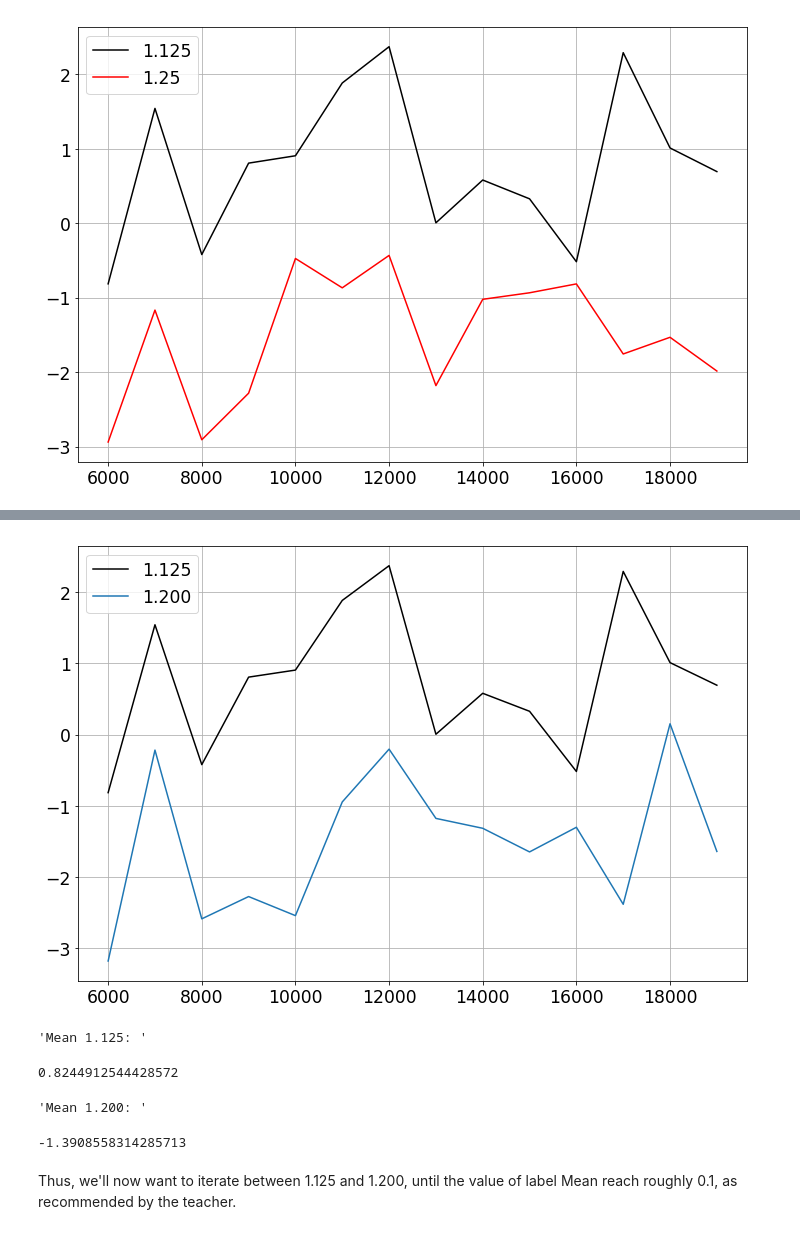
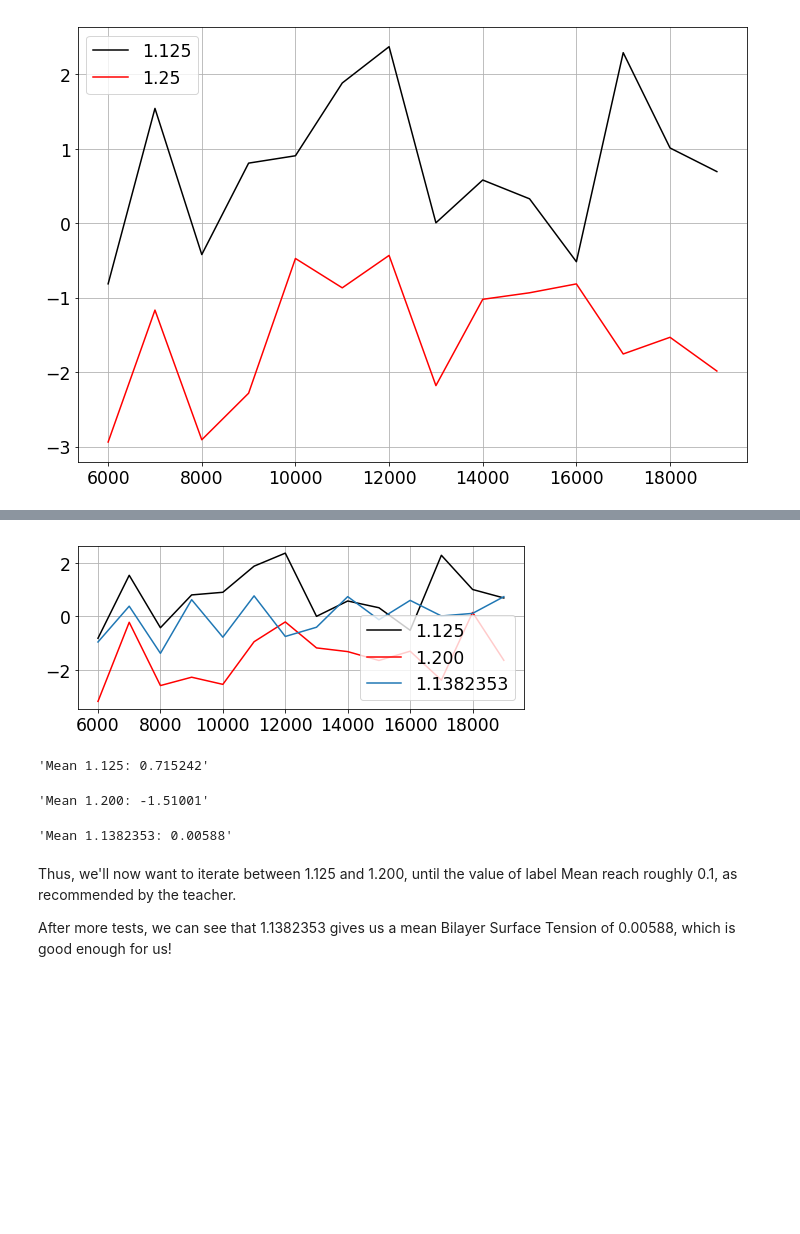
Before and after one commit to WizardingDragon/CCB-Project, a Jupyter notebook: Results/lipid6FracTest/Analysis.ipynb, the cells around one changed output, grey strips where cells are left out. Cells and saved outputs as stored; diff of their text form; code cells hidden in the pictures; blank space fills up the shorter version.

```diff
--- a/Results/lipid6FracTest/Analysis.ipynb
+++ b/Results/lipid6FracTest/Analysis.ipynb
@@ -64,8 +65,7 @@ plt.show()
 # %% [output]
 [figure]
 # %%
-Test = pd.DataFrame.from_dict(labelValue, orient='columns')
-Test.drop([0,1,2,3,4,5], inplace=True)
-labelMean = Test.mean().sort_values()
-labelMean
+labelMean = pd.DataFrame.from_dict(labelValue, orient='columns')
+labelMean = labelMean.drop([0,1,2,3,4]).mean()
+display(labelMean[(labelMean>-0.5)][labelMean<0.5].sort_values())
 # %% [output]
@@ -88,17 +77,20 @@ labelMean
 dtype: float64
 # %%
-plt.figure(figsize=(12,8))
-plt.plot(x_axis[5:-1],labelValue['1.125'][5:-1], 'k', x_axis[5:-1], labelValue['1.200'][5:-1])
+plt.figure(figsize=(8,3))
+plt.plot(x_axis[5:-1],labelValue['1.125'][5:-1], 'k', x_axis[5:-1], labelValue['1.200'][5:-1], 'r', x_axis[5:-1],labelValue['1.1382353'][5:-1])
 plt.grid()
-plt.legend(['1.125','1.200'])
+plt.legend(['1.125','1.200','1.1382353'])
 plt.show()
-display('Mean 1.125: ',labelMean['1.125'])
-display('Mean 1.200: ',labelMean['1.200'])
+
+display('Mean 1.125: {:5f}'.format(labelMean['1.125']))
+display('Mean 1.200: {:.5f}'.format(labelMean['1.200']))
+display('Mean 1.1382353: {:.5f}'.format(labelMean['1.1382353']))
 # %% [output]
-[figure, old version]
+[figure, new version]
-'Mean 1.125: '
+'Mean 1.125: 0.715242'
-0.8244912544428572
+'Mean 1.200: -1.51001'
-'Mean 1.200: '
+'Mean 1.1382353: 0.00588'
--1.3908558314285713
 # %% [markdown]
 Thus, we'll now want to iterate between 1.125 and 1.200, until the value of label Mean reach roughly 0.1, as recommended by the teacher.
+
+After more tests, we can see that 1.1382353 gives us a mean Bilayer Surface Tension of 0.00588, which is good enough for us!
```
Also changed, not shown: parts of 2 cells of this notebook, 35 other files.
